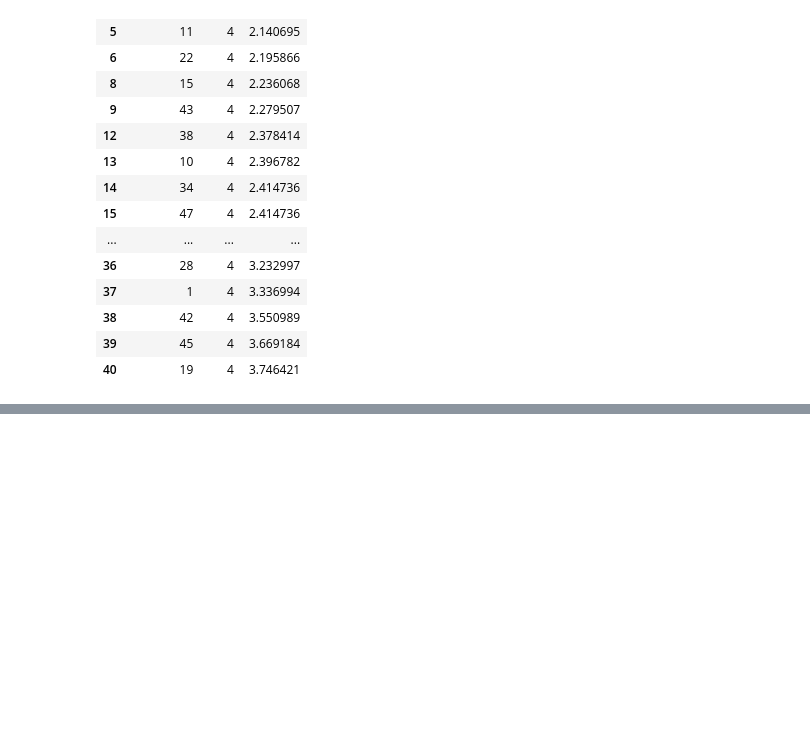
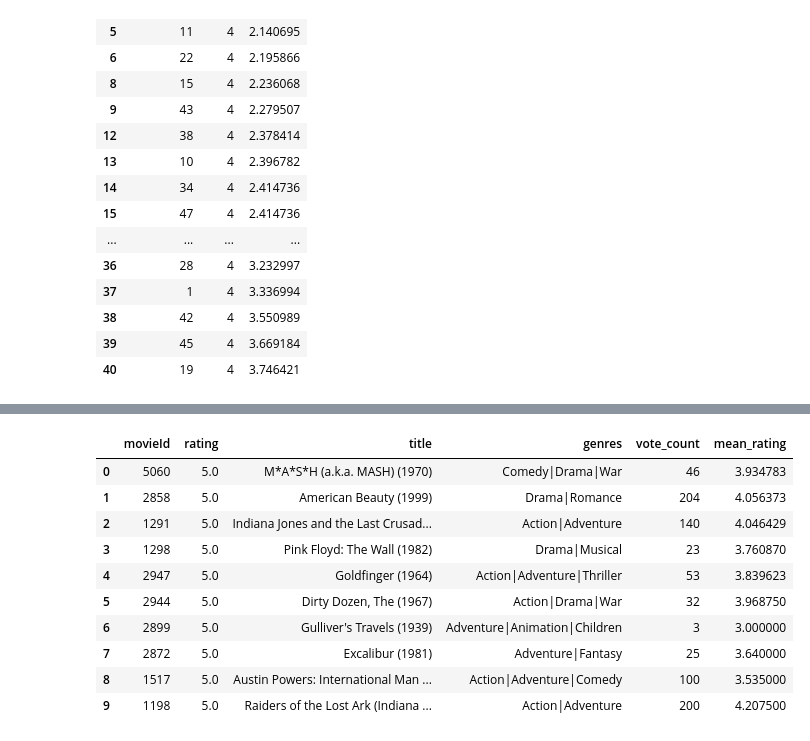
Before and after one commit to xpcosmos/sistema-de-recomendacao, a Jupyter notebook: notebooks/introducao.ipynb, the cells around one changed output, grey strips where cells are left out. Drawn from its saved outputs; the diff is of its cells as text; code cells hidden in the pictures; blank space fills up the shorter version.

```diff
--- a/notebooks/introducao.ipynb
+++ b/notebooks/introducao.ipynb
@@ -416,0 +445,27 @@ mais_proximo_de(4, 5, 50).drop(assisti, errors='ignore').sort_values('distancia'
+# %%
+def sugere_para(id,n_mais_proximo ,n=None ):
+    notas_de_voce = notas_usuario(id)
+    filmes_assistidos = notas_de_voce.index
+
+    similares = mais_proximo_de(id,5, n)
+    similar = similares.iloc[0].name
+    notas_do_similar = notas_usuario(similar)
+
+    notas_do_similar = notas_do_similar.drop(filmes_assistidos, errors='ignore')
+    recomendacoes = notas_do_similar.sort_values('rating', ascending=False)
+    recomendacoes = recomendacoes[:n_mais_proximo]
+    return recomendacoes.reset_index().merge(df, on ='movieId', how='inner').sort_values('rating', ascending=False)
+# %%
+sugere_para(2, 10, 50)
+# %% [output]
+|  | movieId | rating | title | genres | vote_count | mean_rating |
+| 0 | 5060 | 5.0 | M*A*S*H (a.k.a. MASH) (1970) | Comedy|Drama|War | 46 | 3.934783 |
+| 1 | 2858 | 5.0 | American Beauty (1999) | Drama|Romance | 204 | 4.056373 |
+| 2 | 1291 | 5.0 | Indiana Jones and the Last Crusad... | Action|Adventure | 140 | 4.046429 |
+| 3 | 1298 | 5.0 | Pink Floyd: The Wall (1982) | Drama|Musical | 23 | 3.760870 |
+| 4 | 2947 | 5.0 | Goldfinger (1964) | Action|Adventure|Thriller | 53 | 3.839623 |
+| 5 | 2944 | 5.0 | Dirty Dozen, The (1967) | Action|Drama|War | 32 | 3.968750 |
+| 6 | 2899 | 5.0 | Gulliver's Travels (1939) | Adventure|Animation|Children | 3 | 3.000000 |
+| 7 | 2872 | 5.0 | Excalibur (1981) | Adventure|Fantasy | 25 | 3.640000 |
+| 8 | 1517 | 5.0 | Austin Powers: International Man ... | Action|Adventure|Comedy | 100 | 3.535000 |
+| 9 | 1198 | 5.0 | Raiders of the Lost Ark (Indiana ... | Action|Adventure | 200 | 4.207500 |
```
Also changed, not shown: parts of 8 cells of this notebook.
